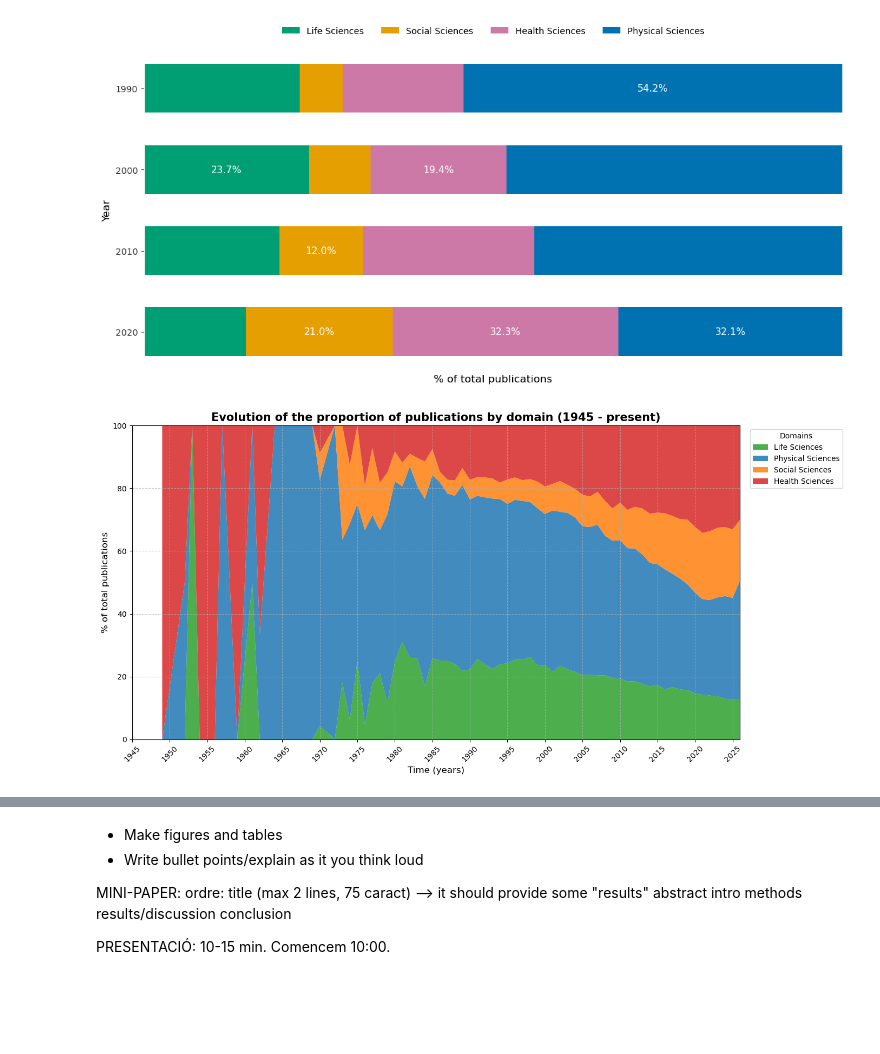
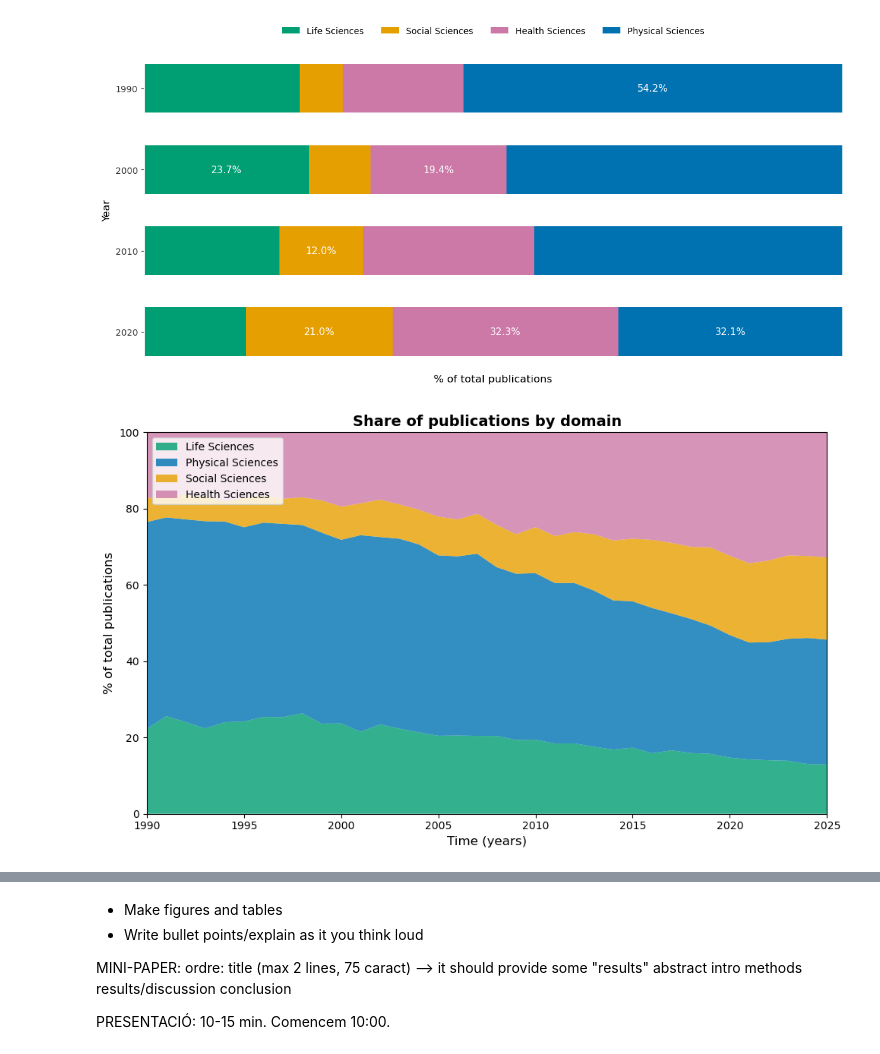
Before and after one commit to AdriRed/science-squared-avbd, a Jupyter notebook: notebooks/05_alba_domains_topics_plots.ipynb, the cells around one changed output, grey strips where cells are left out. Saved outputs shown, nothing was run; the diff lists cells and outputs as text; code cells hidden in the pictures; blank space fills up the shorter version.

Commit message:
plots organization and cleaning

```diff
--- a/notebooks/05_alba_domains_topics_plots.ipynb
+++ b/notebooks/05_alba_domains_topics_plots.ipynb
@@ -864,56 +1040,21 @@ plt.show()
 # %% [output]
 [figure]
 # %%
-df = pd.read_parquet("../data/processed/all_publications_enriched.parquet")
-df_plots = df.dropna(subset=["domain_name"])
-df_plots = df_plots.drop_duplicates(subset=["doi", "year"])
+# Continuous domain contributioon to de total
+taula_pct = taula_dominis.div(taula_dominis.sum(axis=1), axis=0) * 100
+taula_pct = taula_pct.loc[1990:2025, order]  # mateix ordre que l'area chart
 
-taula_dominis = df_plots.groupby(["year", "domain_name"]).size().unstack(fill_value=0)
-order = ["Life Sciences", "Physical Sciences", "Social Sciences", "Health Sciences"]
-taula_dominis = taula_dominis[order]
-
-# 🆕 FILTREM DES DEL 1945
-# Ens assegurem que l'eix X comenci el 1945 (si hi ha dades prèvies, les ignorem)
-taula_dominis = taula_dominis[taula_dominis.index >= 1945]
-
-# 🆕 NORMALITZACIÓ (PER FILES)
-# Dividim cada fila pel seu total i multipliquem per 100 per tenir percentatges
-taula_percent = taula_dominis.div(taula_dominis.sum(axis=1), axis=0) * 100
-
-anys = taula_percent.index
-quantitats = [taula_percent[col].values for col in taula_percent.columns]
-etiquetes = taula_percent.columns.tolist()
-
-# 2. Creem el gràfic
-fig, ax = plt.subplots(figsize=(14, 7))
-
-colors = ['#2ca02c', '#1f77b4', '#ff7f0e', '#d62728']
-
-# Dibuixem el stackplot amb els percentatges
-ax.stackplot(anys, quantitats, labels=etiquetes, colors=colors, alpha=0.85)
-
-# 3. Estil
-ax.set_title("Evolution of the proportion of publications by domain (1945 - present)",
-             fontsize=15, fontweight='bold')
+fig, ax = plt.subplots(figsize=(10, 6))
+ax.stackplot(taula_pct.index, [taula_pct[col].values for col in taula_pct.columns],
+             labels=taula_pct.columns.tolist(), colors=[colors[col] for col in taula_pct.columns], alpha=0.8)
+ax.set_xlim(1990, 2025)
+ax.set_ylim(0, 100)
+ax.set_title("Share of publications by domain", fontsize=14, fontweight="bold")
 ax.set_xlabel("Time (years)", fontsize=12)
 ax.set_ylabel("% of total publications", fontsize=12)
-
-# Assegurem que l'eix Y vagi exactament de 0 a 100
-ax.set_ylim(0, 100)
-ax.set_xlim(1945, max(anys)) # Marquem l'inici a 1945
-
-# Graella
-ax.grid(True, linestyle='--', alpha=0.7)
-
-# Anys de 5 en 5 a l'eix X
-ticks_anys = np.arange(1945, max(anys) + 1, 5)
-ax.set_xticks(ticks_anys)
-ax.tick_params(axis='x', rotation=45)
-
-# Llegenda a fora per no tapar les dades
-ax.legend(loc='upper left', bbox_to_anchor=(1.01, 1), title="Domains")
-
+ax.legend(loc="upper left")
 plt.tight_layout()
+plt.savefig(f"{output_dir}/share_by_domain_area.png", dpi=300, bbox_inches="tight")
 plt.show()
 # %% [output]
-[figure, old version]
+[figure, new version]
```
Also changed, not shown: parts of 19 cells of this notebook, 6 other files.
